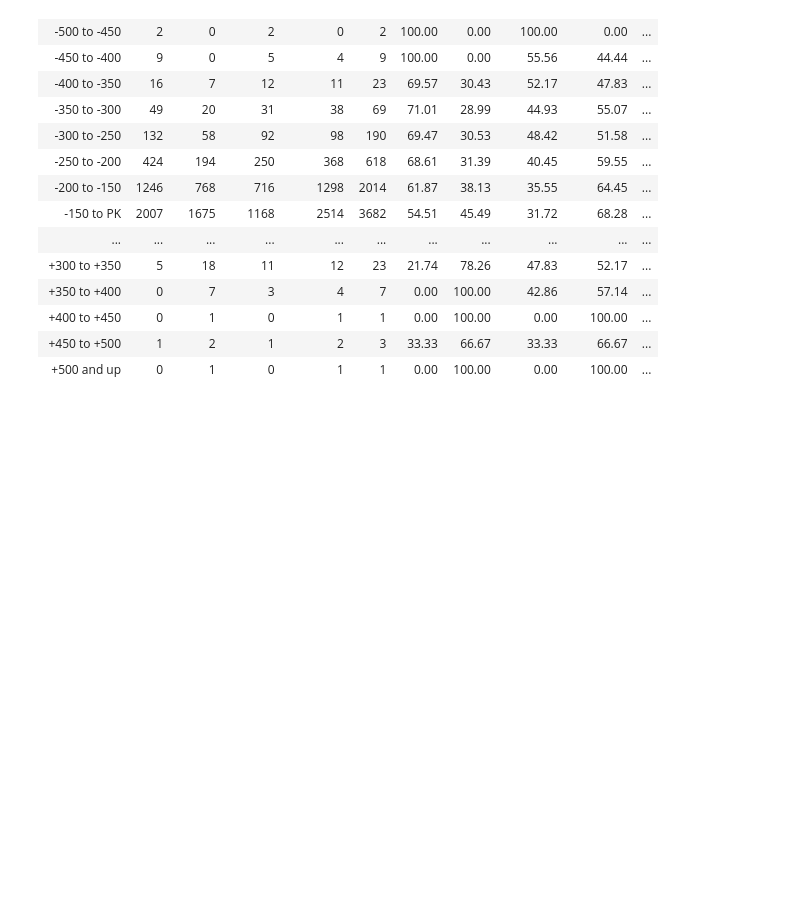
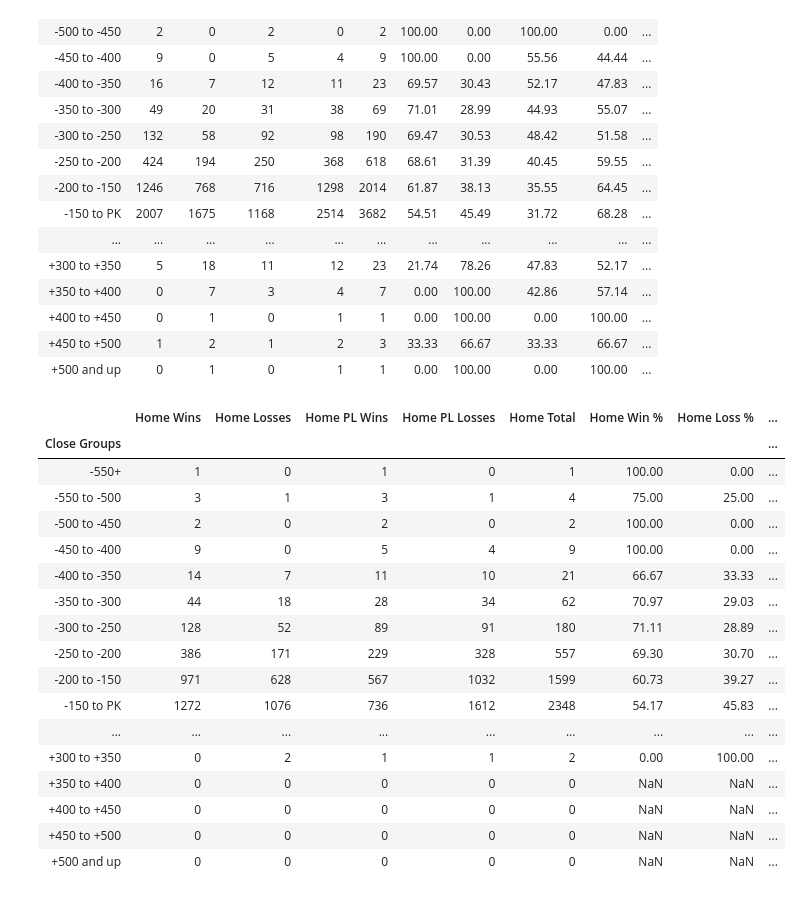
Before and after one commit to MGao535/Betting-on-NHL, a Jupyter notebook: dev/Dylan/Project1_InitialNotebook_Dylan.ipynb, the cells around one changed output. Drawn from its saved outputs; the diff is of its cells as text; code cells hidden in the pictures; blank space fills up the shorter version.

Commit message:
new tables w/ home and away

```diff
--- a/dev/Dylan/Project1_InitialNotebook_Dylan.ipynb
+++ b/dev/Dylan/Project1_InitialNotebook_Dylan.ipynb
@@ -774,3 +774,68 @@ df_metrics
 | +400 to +450 | 0 | 1 | 0 | 1 | 1 | 0.00 | 100.00 | 0.00 | 100.00 | ... |
 | +450 to +500 | 1 | 2 | 1 | 2 | 3 | 33.33 | 66.67 | 33.33 | 66.67 | ... |
 | +500 and up | 0 | 1 | 0 | 1 | 1 | 0.00 | 100.00 | 0.00 | 100.00 | ... |
+# %%
+output_data_file2 = "home_odds_bin.csv"
+
+ml_won = (df['ML_Result'] == 'Won')
+ml_loss = (df['ML_Result'] == 'Loss')
+
+pl_won = (df['PL_Result'] == 'Won')
+pl_loss = (df['PL_Result'] == 'Loss')
+
+home = (df['VH'] == 'H')
+away = (df['VH'] == 'V')
+
+df_home_metrics = pd.DataFrame()
+
+df_home_metrics['Home Wins'] = df[ml_won & home].groupby('Close Groups')['Team'].count()
+df_home_metrics['Home Losses'] = df[ml_loss & home].groupby('Close Groups')['Team'].count()
+df_home_metrics['Home PL Wins'] = df[pl_won & home].groupby('Close Groups')['Team'].count()
+df_home_metrics['Home PL Losses'] = df[pl_loss & home].groupby('Close Groups')['Team'].count()
+df_home_metrics['Home Total'] = df[home].groupby('Close Groups')['Team'].count()
+
+df_home_metrics['Home Win %'] = 100 * df_home_metrics['Home Wins'] / df_home_metrics['Home Total']
+df_home_metrics['Home Loss %'] = 100 * df_home_metrics['Home Losses'] / df_home_metrics['Home Total']
+df_home_metrics['Home PL Win %'] = 100 * df_home_metrics['Home PL Wins'] / df_home_metrics['Home Total']
+df_home_metrics['Home PL Loss %'] = 100 * df_home_metrics['Home PL Losses'] / df_home_metrics['Home Total']
+df_home_metrics['Home Mean ML Payout Odds'] = df[home].groupby('Close Groups')['ML_Pays'].mean()
+df_home_metrics['Home Mean PL Payout Odds'] = df[home].groupby('Close Groups')['PL_Pays'].mean()
+df_home_metrics['Home Expected ML Payouts'] = (df_home_metrics['Home Win %'] * df_home_metrics['Home Mean ML Payout Odds'])+(-1*df_home_metrics['Home Loss %'])
+df_home_metrics['Home Expected PL Payouts'] = (df_home_metrics['Home PL Win %'] * df_home_metrics['Home Mean PL Payout Odds'])+(-1*df_home_metrics['Home PL Loss %'])
+
+df_home_metrics['Home Wins'] = df_home_metrics['Home Wins'].astype(int)
+df_home_metrics['Home Losses'] = df_home_metrics['Home Losses'].astype(int)
+df_home_metrics['Home PL Wins'] = df_home_metrics['Home PL Wins'].astype(int)
+df_home_metrics['Home PL Losses'] = df_home_metrics['Home PL Losses'].astype(int)
+df_home_metrics['Home Total'] = df_home_metrics['Home Total'].astype(int)
+
+df_home_metrics['Home Win %'] = round(df_home_metrics['Home Win %'], 2)
+df_home_metrics['Home Loss %'] = round(df_home_metrics['Home Loss %'], 2)
+df_home_metrics['Home PL Win %'] = round(df_home_metrics['Home PL Win %'], 2)
+df_home_metrics['Home PL Loss %'] = round(df_home_metrics['Home PL Loss %'], 2)
+df_home_metrics['Home Mean ML Payout Odds'] = round(df_home_metrics['Home Mean ML Payout Odds'], 2)
+df_home_metrics['Home Mean PL Payout Odds'] = round(df_home_metrics['Home Mean PL Payout Odds'], 2)
+df_home_metrics['Home Expected ML Payouts'] = round(df_home_metrics['Home Expected ML Payouts'], 2)
+df_home_metrics['Home Expected PL Payouts'] = round(df_home_metrics['Home Expected PL Payouts'], 2)
+
+#df_home_metrics.to_csv(output_data_file2)
+df_home_metrics
+# %% [output]
+|  | Home Wins | Home Losses | Home PL Wins | Home PL Losses | Home Total | Home Win % | Home Loss % | ... |
+| Close Groups |  |  |  |  |  |  |  | ... |
+| -550+ | 1 | 0 | 1 | 0 | 1 | 100.00 | 0.00 | ... |
+| -550 to -500 | 3 | 1 | 3 | 1 | 4 | 75.00 | 25.00 | ... |
+| -500 to -450 | 2 | 0 | 2 | 0 | 2 | 100.00 | 0.00 | ... |
+| -450 to -400 | 9 | 0 | 5 | 4 | 9 | 100.00 | 0.00 | ... |
+| -400 to -350 | 14 | 7 | 11 | 10 | 21 | 66.67 | 33.33 | ... |
+| -350 to -300 | 44 | 18 | 28 | 34 | 62 | 70.97 | 29.03 | ... |
+| -300 to -250 | 128 | 52 | 89 | 91 | 180 | 71.11 | 28.89 | ... |
+| -250 to -200 | 386 | 171 | 229 | 328 | 557 | 69.30 | 30.70 | ... |
+| -200 to -150 | 971 | 628 | 567 | 1032 | 1599 | 60.73 | 39.27 | ... |
+| -150 to PK | 1272 | 1076 | 736 | 1612 | 2348 | 54.17 | 45.83 | ... |
+| ... | ... | ... | ... | ... | ... | ... | ... | ... |
+| +300 to +350 | 0 | 2 | 1 | 1 | 2 | 0.00 | 100.00 | ... |
+| +350 to +400 | 0 | 0 | 0 | 0 | 0 | NaN | NaN | ... |
+| +400 to +450 | 0 | 0 | 0 | 0 | 0 | NaN | NaN | ... |
+| +450 to +500 | 0 | 0 | 0 | 0 | 0 | NaN | NaN | ... |
+| +500 and up | 0 | 0 | 0 | 0 | 0 | NaN | NaN | ... |
```
Also changed, not shown: parts of 1 cell of this notebook.
